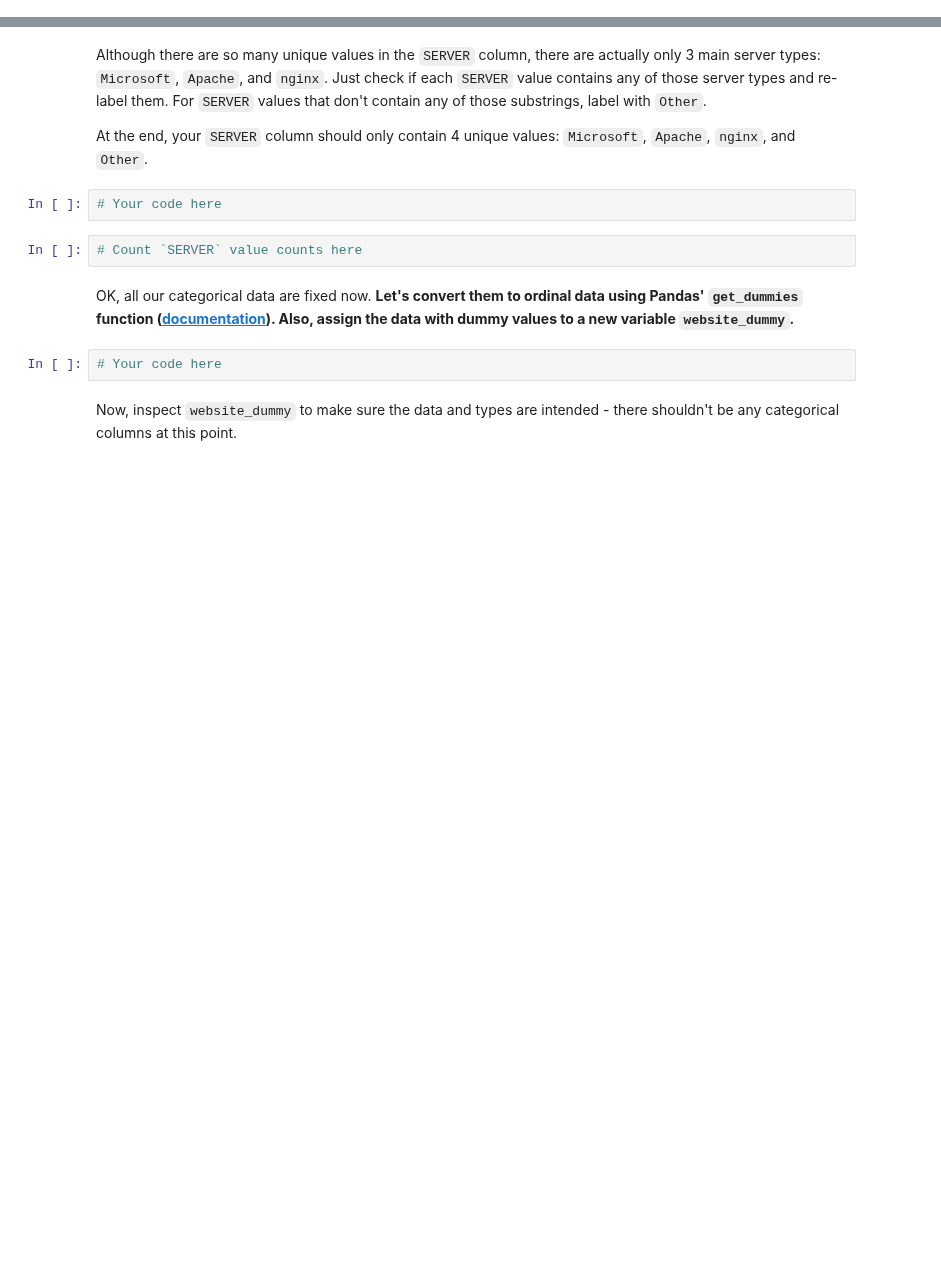
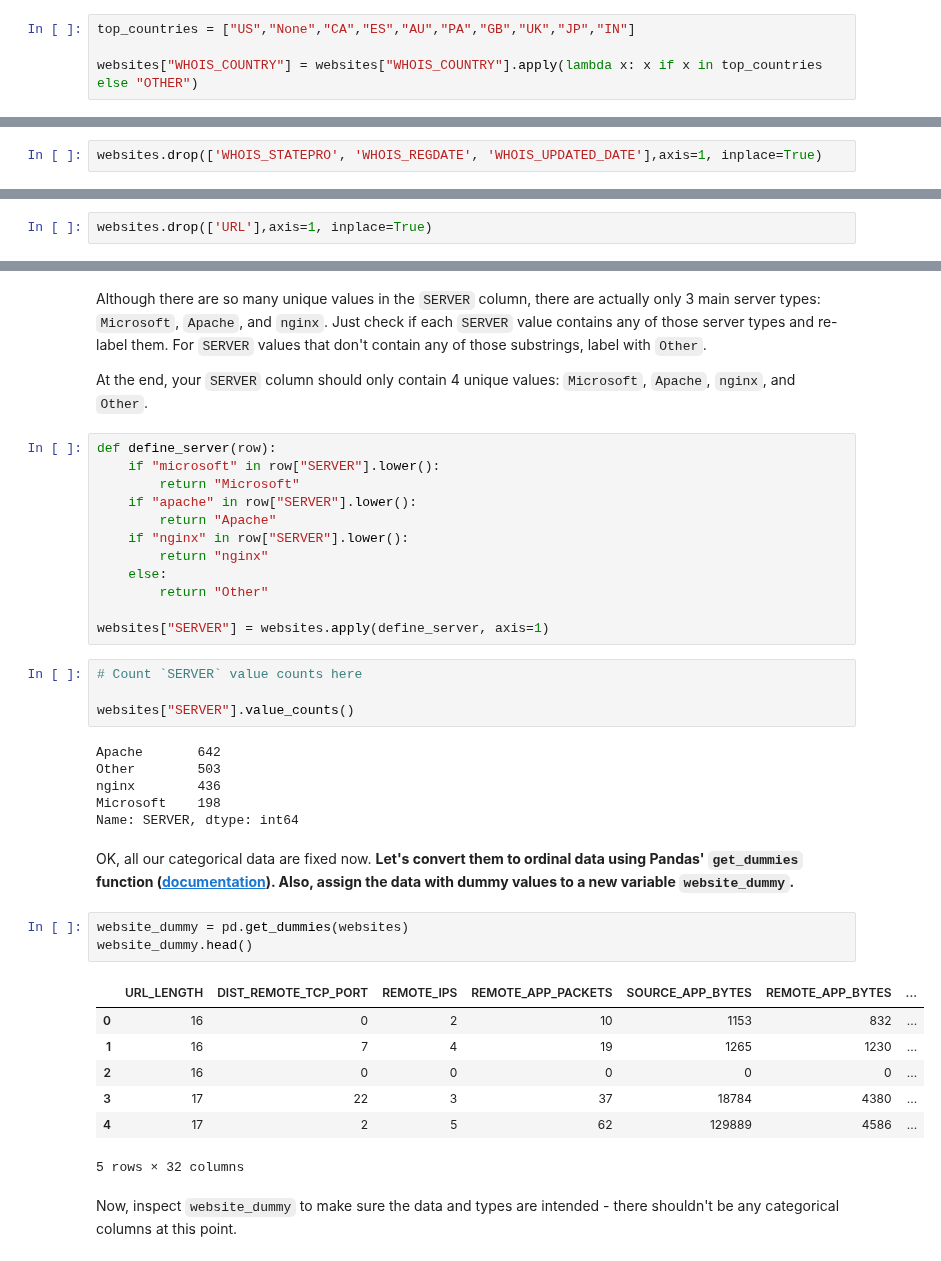
Before and after one commit to ta-data-lis/lab-supervised-learning, a Jupyter notebook: your-code/main.ipynb, the cells around one changed output, grey strips where cells are left out. Drawn from its saved outputs; the diff is of its cells as text; blank space fills up the shorter version.

```diff
--- a/your-code/main.ipynb
+++ b/your-code/main.ipynb
@@ -130,3 +278,7 @@ The `WHOIS_COUNTRY` column happens to be this case. You can verify it by print a
+# %%
+top_countries = ["US","None","CA","ES","AU","PA","GB","UK","JP","IN"]
+
+websites["WHOIS_COUNTRY"] = websites["WHOIS_COUNTRY"].apply(lambda x: x if x in top_countries else "OTHER")
 # %% [markdown]
 Now since `WHOIS_COUNTRY` has been re-labelled, we don't need `WHOIS_STATEPRO` any more because the values of the states or provinces may not be relevant any more. We'll drop this column.
 
@@ -138,3 +288,5 @@ In addition, we will also drop `WHOIS_REGDATE` and `WHOIS_UPDATED_DATE`. These a
+# %%
+websites.drop(['WHOIS_STATEPRO', 'WHOIS_REGDATE', 'WHOIS_UPDATED_DATE'],axis=1, inplace=True)
 # %% [markdown]
 # Challenge 5 - Handle Remaining Categorical Data & Convert to Ordinal
 
@@ -148,2 +312,4 @@ Now print the `dtypes` of the data again. Besides `WHOIS_COUNTRY` which we alrea
+# %%
+websites.drop(['URL'],axis=1, inplace=True)
 # %% [markdown]
 #### Print the unique value counts of `CHARSET`. You see there are only a few unique values. So we can keep it as it is.
@@ -163,13 +353,40 @@ Now print the `dtypes` of the data again. Besides `WHOIS_COUNTRY` which we alrea
 Although there are so many unique values in the `SERVER` column, there are actually only 3 main server types: `Microsoft`, `Apache`, and `nginx`. Just check if each `SERVER` value contains any of those server types and re-label them. For `SERVER` values that don't contain any of those substrings, label with `Other`.
 
 At the end, your `SERVER` column should only contain 4 unique values: `Microsoft`, `Apache`, `nginx`, and `Other`.
-# %%
-# Your code here
+# %%
+def define_server(row):
+    if "microsoft" in row["SERVER"].lower():
+        return "Microsoft"
+    if "apache" in row["SERVER"].lower():
+        return "Apache"
+    if "nginx" in row["SERVER"].lower():
+        return "nginx"
+    else:
+        return "Other"
+
+websites["SERVER"] = websites.apply(define_server, axis=1)
 # %%
 # Count `SERVER` value counts here
+
+websites["SERVER"].value_counts()
+# %% [output]
+Apache       642
+Other        503
+nginx        436
+Microsoft    198
+Name: SERVER, dtype: int64
 # %% [markdown]
 OK, all our categorical data are fixed now. **Let's convert them to ordinal data using Pandas' `get_dummies` function ([documentation](https://pandas.pydata.org/pandas-docs/stable/generated/pandas.get_dummies.html)). Also, assign the data with dummy values to a new variable `website_dummy`.**
-# %%
-# Your code here
+# %%
+website_dummy = pd.get_dummies(websites)
+website_dummy.head()
+# %% [output]
+|  | URL_LENGTH | DIST_REMOTE_TCP_PORT | REMOTE_IPS | REMOTE_APP_PACKETS | SOURCE_APP_BYTES | REMOTE_APP_BYTES | ... |
+| 0 | 16 | 0 | 2 | 10 | 1153 | 832 | ... |
+| 1 | 16 | 7 | 4 | 19 | 1265 | 1230 | ... |
+| 2 | 16 | 0 | 0 | 0 | 0 | 0 | ... |
+| 3 | 17 | 22 | 3 | 37 | 18784 | 4380 | ... |
+| 4 | 17 | 2 | 5 | 62 | 129889 | 4586 | ... |
+5 rows × 32 columns
 # %% [markdown]
 Now, inspect `website_dummy` to make sure the data and types are intended - there shouldn't be any categorical columns at this point.
```
Also changed, not shown: parts of 62 cells of this notebook.
